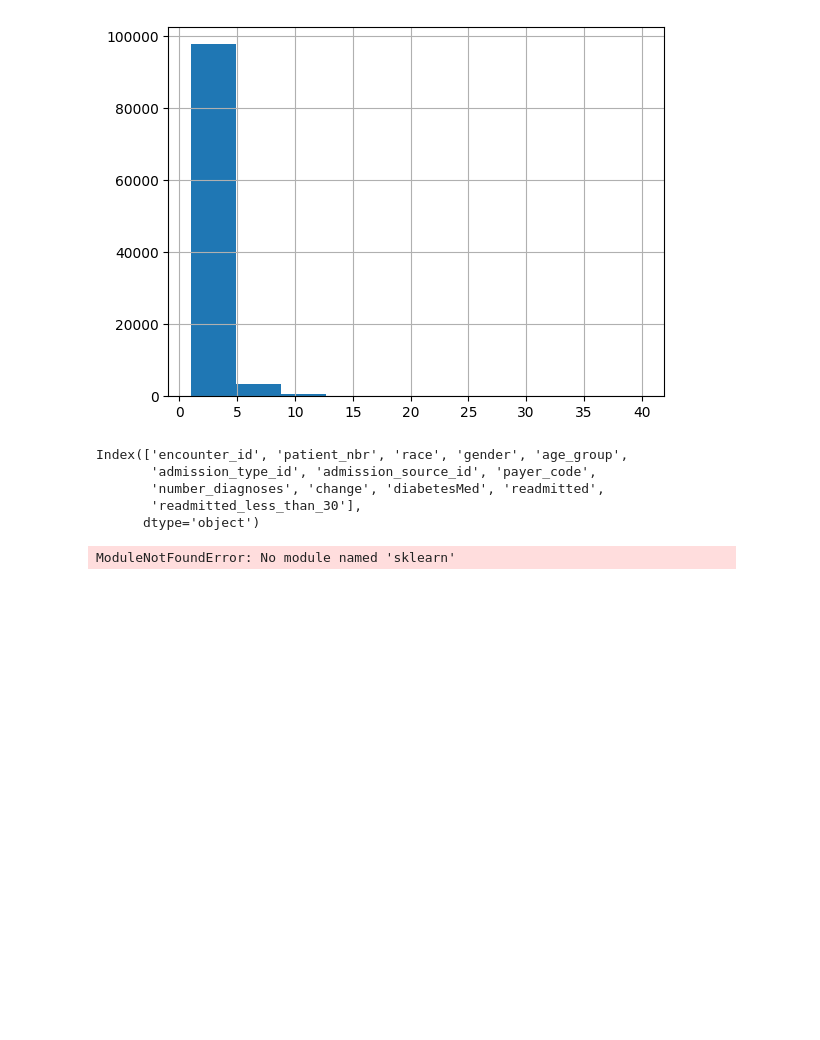
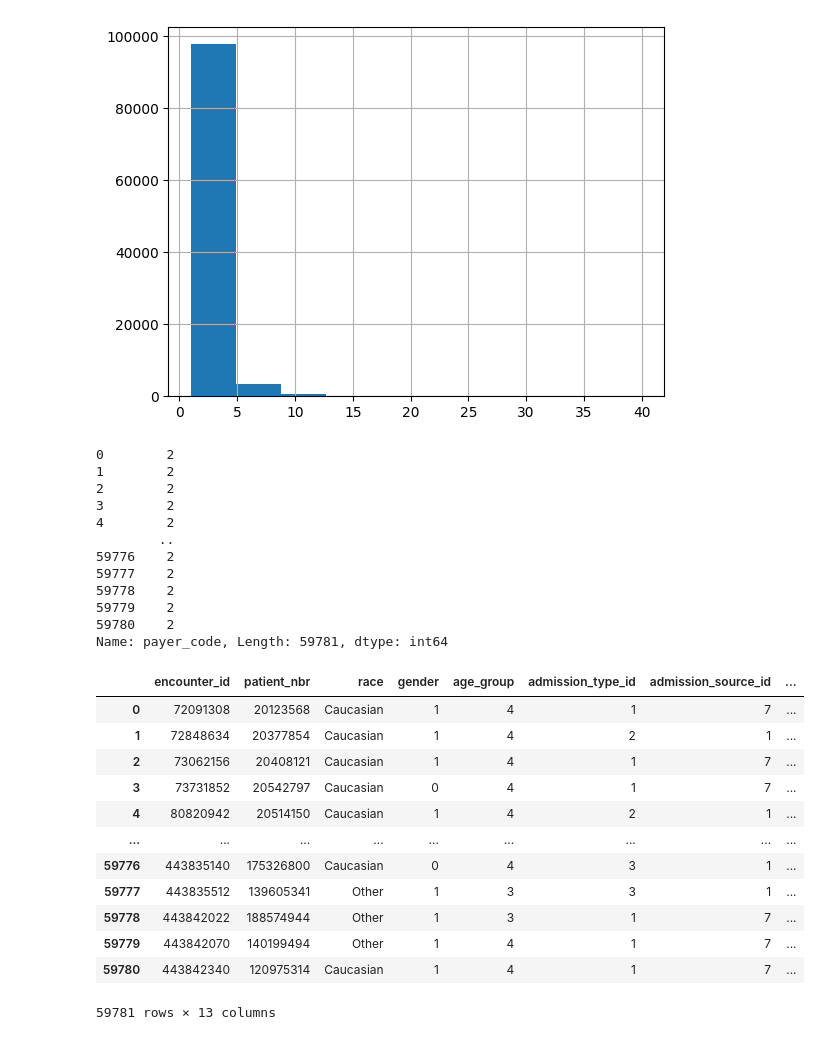
Before and after one commit to tzukpolinsky/DiabetesMLProject, a Jupyter notebook: nitsan_notebook.ipynb, the cells around one changed output. Drawn from its saved outputs; the diff is of its cells as text; code cells hidden in the pictures; blank space fills up the shorter version.

```diff
--- a/nitsan_notebook.ipynb
+++ b/nitsan_notebook.ipynb
@@ -150,18 +150,41 @@ filtered_data['admission_num'].hist()
 # %%
 data = pd.read_csv('./data/after_tzuk.csv')
 data.head()
-data.columns
+
+data['payer_code']
 # %% [output]
-Index(['encounter_id', 'patient_nbr', 'race', 'gender', 'age_group',
-       'admission_type_id', 'admission_source_id', 'payer_code',
-       'number_diagnoses', 'change', 'diabetesMed', 'readmitted',
-       'readmitted_less_than_30'],
-      dtype='object')
+0        2
+1        2
+2        2
+3        2
+4        2
+        ..
+59776    2
+59777    2
+59778    2
+59779    2
+59780    2
+Name: payer_code, Length: 59781, dtype: int64
-# %%
-from sklearn.model_selection import train_test_split
-
-X = data['encounter_id', 'patient_nbr', 'race', 'gender', 'age_group',
-       'admission_type_id', 'admission_source_id', 'payer_code',
-       'number_diagnoses', 'change', 'diabetesMed']
-# %% [output]
-ModuleNotFoundError: No module named 'sklearn'
+# %%
+data_string = data.copy()
+payer_code_map = {1 :'self'  ,2 : 'mid_class_insurance', 3 : 'premium'}
+data_string['payer_code'] = data['payer_code'].map(payer_code_map)
+data_string['payer_code']
+gender_map = {'Male': 0, 'Female': 1}
+data_string['gender'] = data['gender'].map(gender_map)
+['gender']
+data_string
+# %% [output]
+|  | encounter_id | patient_nbr | race | gender | age_group | admission_type_id | admission_source_id | ... |
+| 0 | 72091308 | 20123568 | Caucasian | 1 | 4 | 1 | 7 | ... |
+| 1 | 72848634 | 20377854 | Caucasian | 1 | 4 | 2 | 1 | ... |
+| 2 | 73062156 | 20408121 | Caucasian | 1 | 4 | 1 | 7 | ... |
+| 3 | 73731852 | 20542797 | Caucasian | 0 | 4 | 1 | 7 | ... |
+| 4 | 80820942 | 20514150 | Caucasian | 1 | 4 | 2 | 1 | ... |
+| ... | ... | ... | ... | ... | ... | ... | ... | ... |
+| 59776 | 443835140 | 175326800 | Caucasian | 0 | 4 | 3 | 1 | ... |
+| 59777 | 443835512 | 139605341 | Other | 1 | 3 | 3 | 1 | ... |
+| 59778 | 443842022 | 188574944 | Other | 1 | 3 | 1 | 7 | ... |
+| 59779 | 443842070 | 140199494 | Other | 1 | 4 | 1 | 7 | ... |
+| 59780 | 443842340 | 120975314 | Caucasian | 1 | 4 | 1 | 7 | ... |
+59781 rows × 13 columns
```
Also changed, not shown: parts of 5 cells of this notebook, 3 other files.
